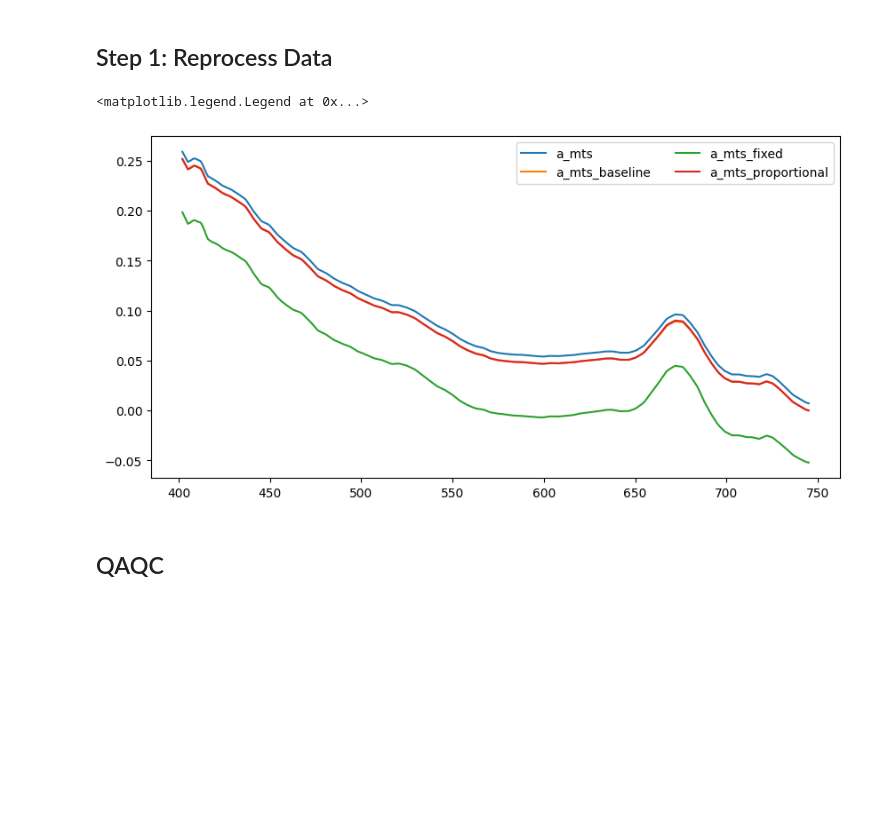
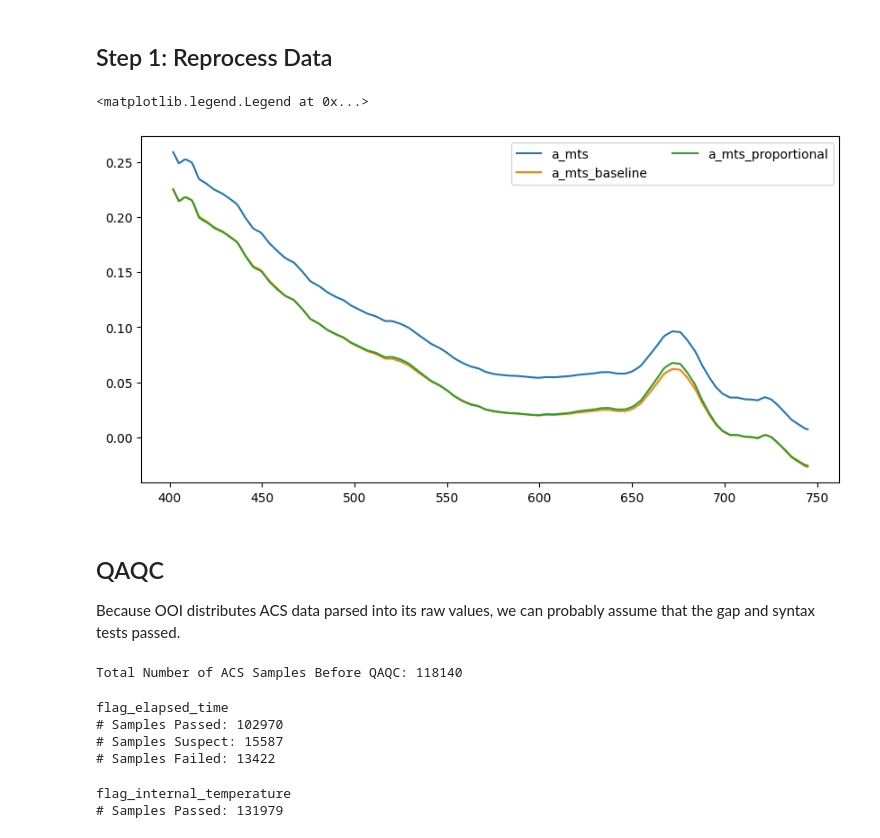
Before and after one commit to thorblock/acspype, a Jupyter notebook: examples/ooi_ce02shsp.ipynb, the cells around one changed output. Saved outputs shown, nothing was run; the diff lists cells and outputs as text; code cells hidden in the pictures; blank space fills up the shorter version.

```diff
--- a/examples/ooi_ce02shsp.ipynb
+++ b/examples/ooi_ce02shsp.ipynb
@@ -72,12 +72,10 @@ acs['c_mts'] = acsproc.zero_shift_correction(acs.c_mts)
 acs = acsproc.interpolate_common_wavelengths(acs, 'a_wavelength','c_wavelength')
 # %%
 ref_wvl = acsproc.estimate_reference_wavelength(acs.a_mts, 'wavelength')
-ref_wvl = 745
+ref_wvl = 715
 # %%
 reference_a = acs.a_mts.sel(wavelength = ref_wvl, method = 'nearest')
 acs['a_mts_baseline'] = acsproc.baseline_scattering_correction(acs.a_mts, reference_a)
-# %%
-acs['a_mts_fixed'] = acsproc.fixed_scattering_correction(acs.a_mts, acs.c_mts)
 # %%
 reference_a = acs.a_mts.sel(wavelength = ref_wvl, method = 'nearest')
 reference_c = acs.c_mts.sel(wavelength = ref_wvl, method = 'nearest')
@@ -86,16 +84,65 @@ acs['a_mts_proportional'] = acsproc.proportional_scattering_correction(acs.a_mts
 # %%
 spectrum = acs.sel(time = acs.time.values[-1000])
 
 fig, ax = plt.subplots(1, 1, figsize=(10, 5))
 
 ax.plot(spectrum.wavelength, spectrum.a_mts, label='a_mts')
 ax.plot(spectrum.wavelength, spectrum.a_mts_baseline, label = 'a_mts_baseline')
-ax.plot(spectrum.wavelength, spectrum.a_mts_fixed, label = 'a_mts_fixed')
 ax.plot(spectrum.wavelength, spectrum.a_mts_proportional, label = 'a_mts_proportional')
 ax.legend(loc = 'upper right', ncols = 2)
 # %% [output]
 <matplotlib.legend.Legend at 0x...>
-[figure, old version]
+[figure, new version]
 # %% [markdown]
 ## QAQC
+
+Because OOI distributes ACS data parsed into its raw values, we can probably assume that the gap and syntax tests passed.
+# %%
+print(f'Total Number of ACS Samples Before QAQC: {len(acs.time.values)}')
+# %% [output]
+Total Number of ACS Samples Before QAQC: 118140
+# %%
+acs['flag_elapsed_time'] = acsqaqc.elapsed_time_test(acs.elapsed_time, fail_threshold = 30 * 1000, suspect_threshold = 60 * 1000)
+
+flags, flag_counts= np.unique(acs.flag_elapsed_time.values, return_counts = True)
+print('flag_elapsed_time')
+for flag in flags:
+    idx = flags.tolist().index(flag)
+    if flag == 1:
+        flag_name = 'Passed'
+    elif flag == 2:
+        flag_name = 'Not Evaluated'
+    elif flag == 3:
+        flag_name = 'Suspect'
+    elif flag == 4:
+        flag_name = 'Failed'
+    elif flag == 9:
+        flag_name = 'Missing Data'
+    print(f"# Samples {flag_name}: {flag_counts[idx]} ")
+# %% [output]
+flag_elapsed_time
+# Samples Passed: 102970
+# Samples Suspect: 15587
+# Samples Failed: 13422
+# %%
+acs['flag_internal_temperature'] = acsqaqc.internal_temperature_test(acs.internal_temperature,acs_dev)
+
+flags, flag_counts= np.unique(acs.flag_internal_temperature.values, return_counts = True)
+print('flag_internal_temperature')
+for flag in flags:
+    idx = flags.tolist().index(flag)
+    if flag == 1:
+        flag_name = 'Passed'
+    elif flag == 2:
+        flag_name = 'Not Evaluated'
+    elif flag == 3:
+        flag_name = 'Suspect'
+    elif flag == 4:
+        flag_name = 'Failed'
+    elif flag == 9:
+        flag_name = 'Missing Data'
+    print(f"# Samples {flag_name}: {flag_counts[idx]} ")
+# %% [output]
+flag_internal_temperature
+# Samples Passed: 131979
 # %%
```
Also changed, not shown: parts of 5 cells of this notebook, 30 other files.
